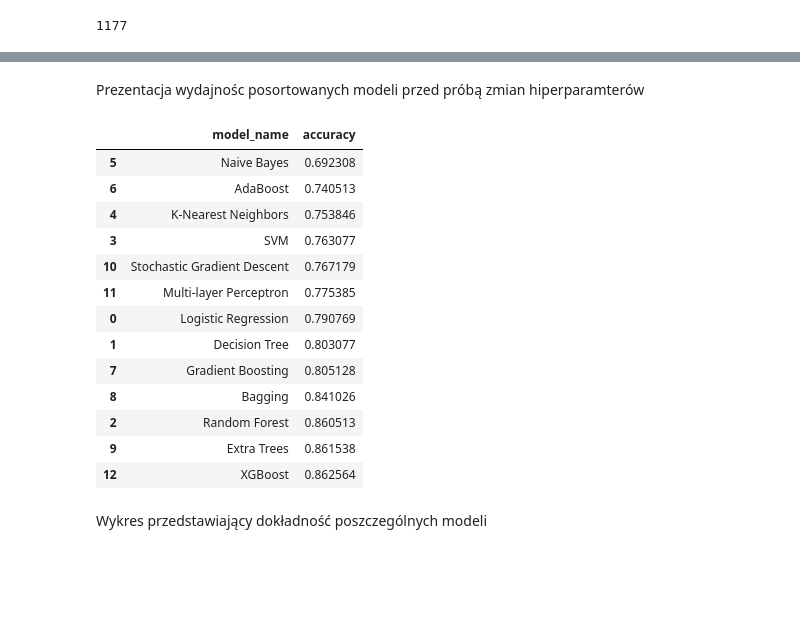
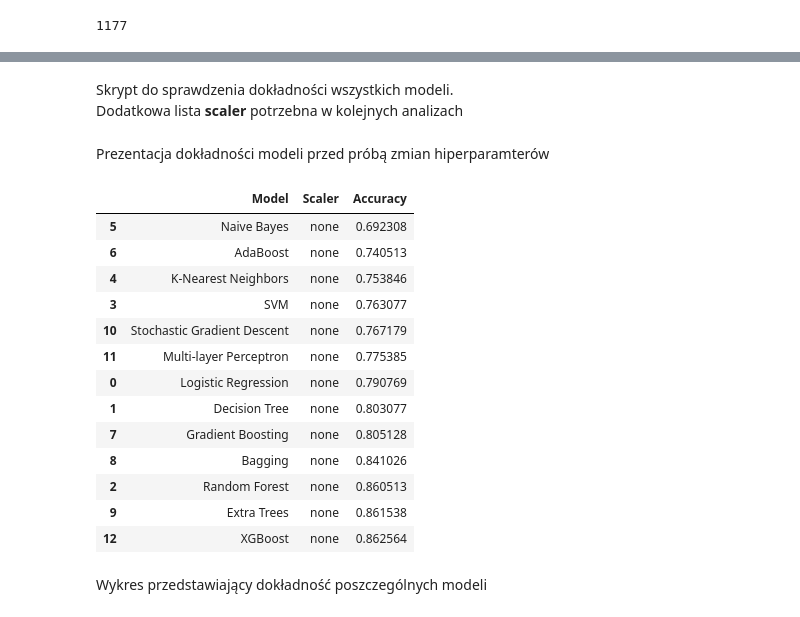
Before and after one commit to SzymonBal/Wine-Quality-Prediction-Python, a Jupyter notebook: wine_quality_prediction.ipynb, the cells around one changed output, grey strips where cells are left out. Cells and saved outputs as stored; diff of their text form; code cells hidden in the pictures; blank space fills up the shorter version.

```diff
--- a/wine_quality_prediction.ipynb
+++ b/wine_quality_prediction.ipynb
@@ -274,7 +344,8 @@ Klasyfikacja odbywa się następująco:
 - wina z ocenami wyżsszymi od 7 to wina są dobrej jakości
 # %%
-wine_dataset['value'] = ""
-wine_dataset['value'] = [2 if each > 6 else 1 if ((each > 4) and (each < 7)) else 0 for each in wine_dataset['quality']]
+wine_dataset.loc[wine_dataset['quality'] > 6, 'value'] = 2
+wine_dataset.loc[(wine_dataset['quality'] > 4) & (wine_dataset['quality'] < 7), 'value'] = 1
+wine_dataset.loc[wine_dataset['quality'] < 5, 'value'] = 0
 
 X = wine_dataset.drop(['quality', 'value'], axis = 1)
 y = wine_dataset['value']
@@ -361,36 +485,41 @@ Accuracy score poleca na porównaniu dwóch zestawów danych czego wynikiem jest
+# %% [markdown]
+Skrypt do sprawdzenia dokładności wszystkich modeli. <br>
+Dodatkowa lista **scaler** potrzebna w kolejnych analizach
 # %%
 model_names = []
 results = []
-
+scaler = []
 for name, model in models:
     classificator = model
     classificator.fit(X_train, y_train)
     predicted = classificator.predict(X_valid)
     accuracy = accuracy_score(y_valid, predicted)
+    norm = 'none'
+    scaler.append(norm)
     results.append(accuracy)
     model_names.append(name)
 # %% [markdown]
-Prezentacja wydajnośc posortowanych modeli przed próbą zmian hiperparamterów
+Prezentacja dokładności modeli przed próbą zmian hiperparamterów
 # %%
-training_accuracy = {'model_name': model_names, 'accuracy': results}
+training_accuracy = {'Model': model_names, 'Scaler': scaler, 'Accuracy': results}
 training_accuracy = pd.DataFrame(data = training_accuracy)
-training_accuracy = training_accuracy.sort_values(by = ['accuracy'])
+training_accuracy = training_accuracy.sort_values(by = ['Accuracy'])
 training_accuracy
 # %% [output]
-|  | model_name | accuracy |
-| 5 | Naive Bayes | 0.692308 |
-| 6 | AdaBoost | 0.740513 |
-| 4 | K-Nearest Neighbors | 0.753846 |
-| 3 | SVM | 0.763077 |
-| 10 | Stochastic Gradient Descent | 0.767179 |
-| 11 | Multi-layer Perceptron | 0.775385 |
-| 0 | Logistic Regression | 0.790769 |
-| 1 | Decision Tree | 0.803077 |
-| 7 | Gradient Boosting | 0.805128 |
-| 8 | Bagging | 0.841026 |
-| 2 | Random Forest | 0.860513 |
-| 9 | Extra Trees | 0.861538 |
-| 12 | XGBoost | 0.862564 |
+|  | Model | Scaler | Accuracy |
+| 5 | Naive Bayes | none | 0.692308 |
+| 6 | AdaBoost | none | 0.740513 |
+| 4 | K-Nearest Neighbors | none | 0.753846 |
+| 3 | SVM | none | 0.763077 |
+| 10 | Stochastic Gradient Descent | none | 0.767179 |
+| 11 | Multi-layer Perceptron | none | 0.775385 |
+| 0 | Logistic Regression | none | 0.790769 |
+| 1 | Decision Tree | none | 0.803077 |
+| 7 | Gradient Boosting | none | 0.805128 |
+| 8 | Bagging | none | 0.841026 |
+| 2 | Random Forest | none | 0.860513 |
+| 9 | Extra Trees | none | 0.861538 |
+| 12 | XGBoost | none | 0.862564 |
 # %% [markdown]
 Wykres przedstawiający dokładność poszczególnych modeli
 # %%
```
Also changed, not shown: parts of 59 cells of this notebook.
